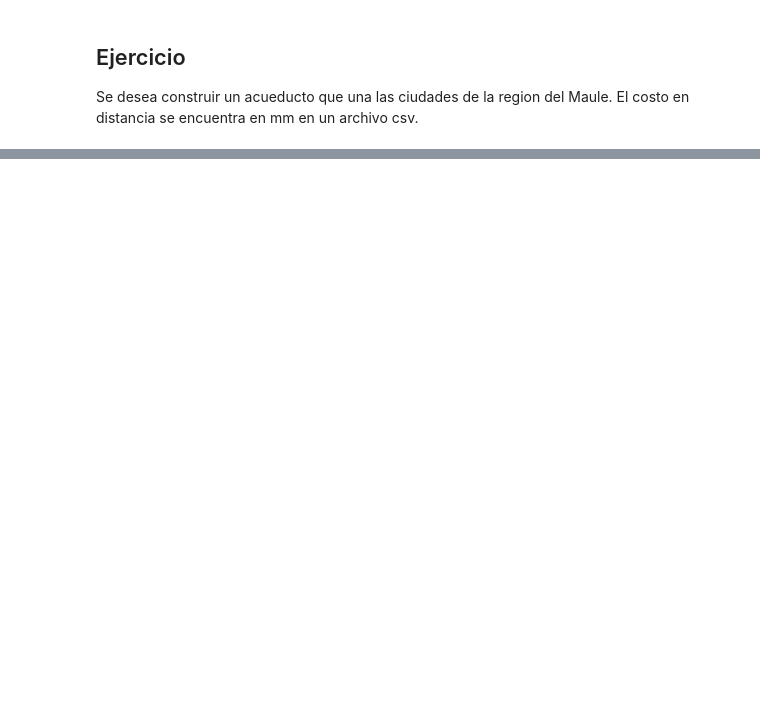
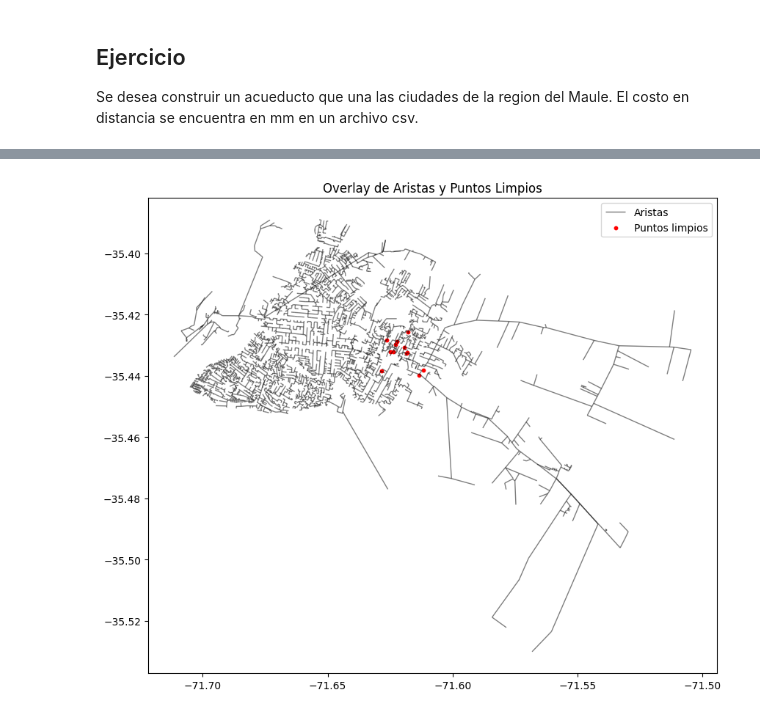
Before and after one commit to shernandez-ucm/estructuras_discretas, a Jupyter notebook: 4.-recorrido_grafos.ipynb, the cells around one changed output, grey strips where cells are left out. Cells and saved outputs as stored; diff of their text form; code cells hidden in the pictures; blank space fills up the shorter version.

Commit message:
mst puntos limpios

```diff
--- a/4.-recorrido_grafos.ipynb
+++ b/4.-recorrido_grafos.ipynb
@@ -194,0 +201,9 @@ array(['TALCA', 'PANGUILEMO', 'HUILQUILEMU', 'CONSTITUCION', 'SANTA OLGA',
+# %%
+import pandas as pd
+
+# Cafeteria UCM (-35.434415,-71.620053)
+df=pd.read_json('https://puntoslimpios.mma.gob.cl//api/points/geo?lat=-35.434415&lng=-71.620053&distance=1')
+# %%
+df['geometry'] = df.apply(lambda row: Point(row['lng'], row['lat']), axis=1)
+gdf_puntoslimpios = gpd.GeoDataFrame(df, geometry='geometry', crs="EPSG:4326")
+gdf_puntoslimpios.head()
@@ -195,3 +217,19 @@ array(['TALCA', 'PANGUILEMO', 'HUILQUILEMU', 'CONSTITUCION', 'SANTA OLGA',
+# %%
+fig, ax = plt.subplots(figsize=(10, 10))
+
+# Dibuja las aristas del grafo (gdf_edges)
+gdf_edges.plot(ax=ax, color='black', linewidth=1, alpha=0.5, label='Aristas')
+
+# Dibuja los puntos limpios sobre el mismo eje
+gdf_puntoslimpios.plot(ax=ax, color='red', markersize=10, label='Puntos limpios')
+
+# Opcional: dibuja también los nodos si quieres
+
+plt.legend()
+plt.title('Overlay de Aristas y Puntos Limpios')
+plt.show()
+# %% [output]
+[figure, added]
 # %%
 import numpy as np
 from math import radians, cos, sin, asin, sqrt
```
Also changed, not shown: parts of 21 cells of this notebook, 1 other file.
